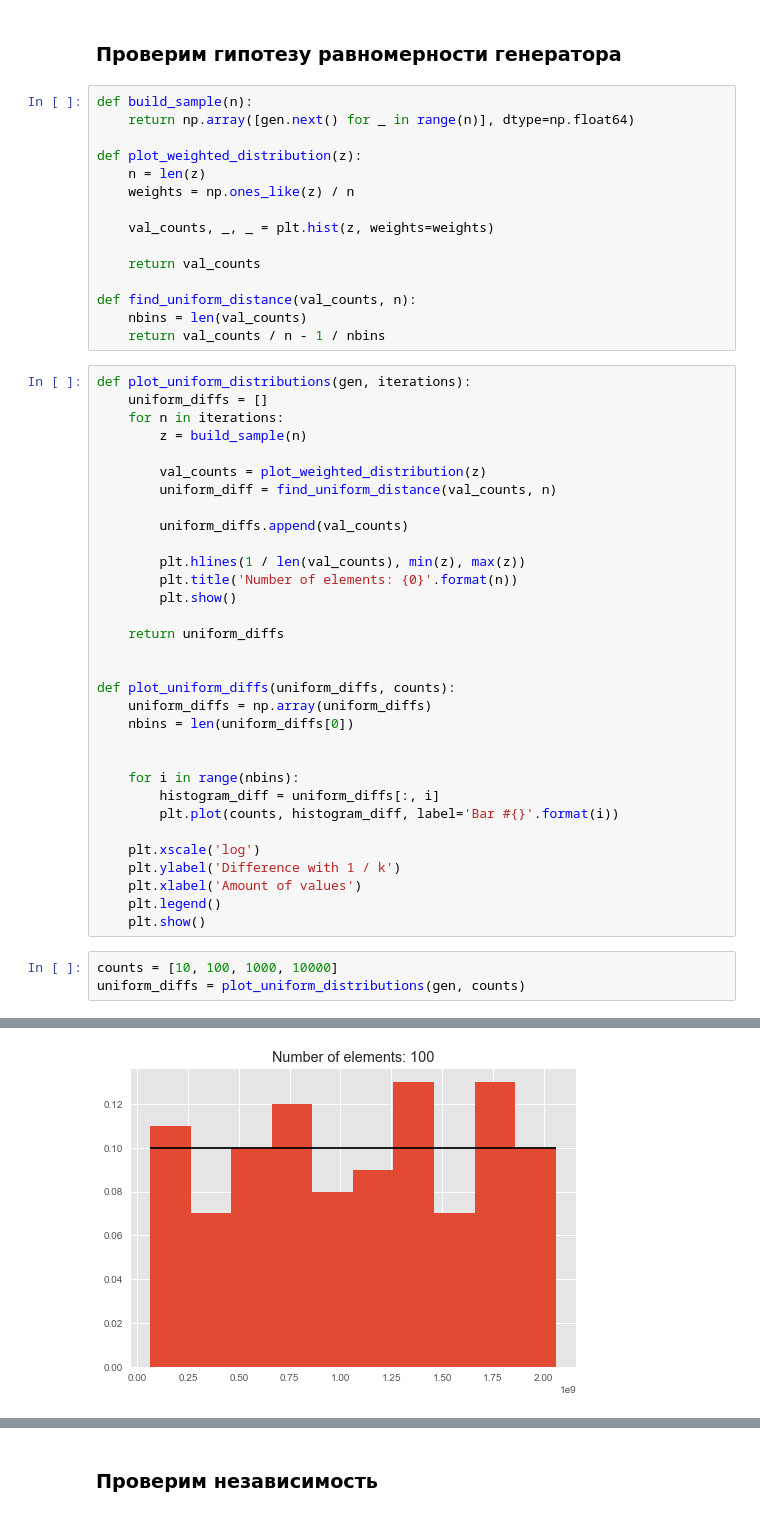
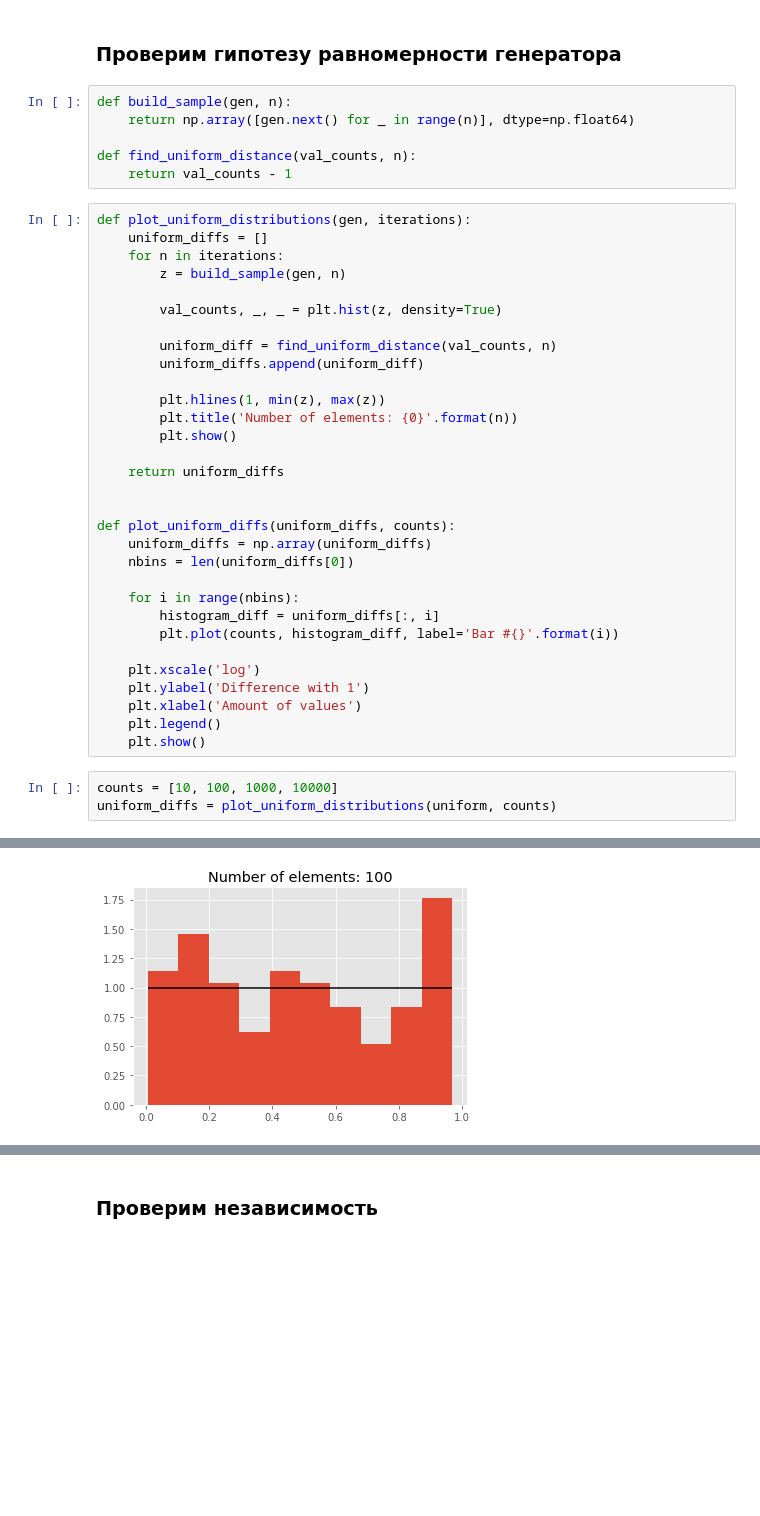
Before and after one commit to andrew-kulikov/matmod, a Jupyter notebook: src/lab1_basic_randoms.ipynb, the cells around one changed output, grey strips where cells are left out. Cells and saved outputs as stored; diff of their text form; blank space fills up the shorter version.

```diff
--- a/src/lab1_basic_randoms.ipynb
+++ b/src/lab1_basic_randoms.ipynb
@@ -15,32 +18,23 @@ uniform = Uniform(gen)
 # %% [markdown]
 ### Проверим гипотезу равномерности генератора
 # %%
-def build_sample(n):
+def build_sample(gen, n):
     return np.array([gen.next() for _ in range(n)], dtype=np.float64)
 
-def plot_weighted_distribution(z):
-    n = len(z)
-    weights = np.ones_like(z) / n
-
-    val_counts, _, _ = plt.hist(z, weights=weights)
-
-    return val_counts
-
 def find_uniform_distance(val_counts, n):
-    nbins = len(val_counts)
-    return val_counts / n - 1 / nbins
+    return val_counts - 1
 # %%
 def plot_uniform_distributions(gen, iterations):
     uniform_diffs = []
     for n in iterations:
-        z = build_sample(n)
+        z = build_sample(gen, n)
 
-        val_counts = plot_weighted_distribution(z)
+        val_counts, _, _ = plt.hist(z, density=True)
+
         uniform_diff = find_uniform_distance(val_counts, n)
+        uniform_diffs.append(uniform_diff)
 
-        uniform_diffs.append(val_counts)
-
-        plt.hlines(1 / len(val_counts), min(z), max(z))
+        plt.hlines(1, min(z), max(z))
         plt.title('Number of elements: {0}'.format(n))
         plt.show()
 
@@ -51,17 +45,16 @@ def plot_uniform_diffs(uniform_diffs, counts):
     uniform_diffs = np.array(uniform_diffs)
     nbins = len(uniform_diffs[0])
 
-
     for i in range(nbins):
         histogram_diff = uniform_diffs[:, i]
         plt.plot(counts, histogram_diff, label='Bar #{}'.format(i))
 
     plt.xscale('log')
-    plt.ylabel('Difference with 1 / k')
+    plt.ylabel('Difference with 1')
     plt.xlabel('Amount of values')
     plt.legend()
     plt.show()
 # %%
 counts = [10, 100, 1000, 10000]
-uniform_diffs = plot_uniform_distributions(gen, counts)
+uniform_diffs = plot_uniform_distributions(uniform, counts)
 # %% [output]
@@ -69 +62 @@ uniform_diffs = plot_uniform_distributions(gen, counts)
-[figure, old version]
+[figure, new version]
```
Also changed, not shown: parts of 28 cells of this notebook, 1 other file.
